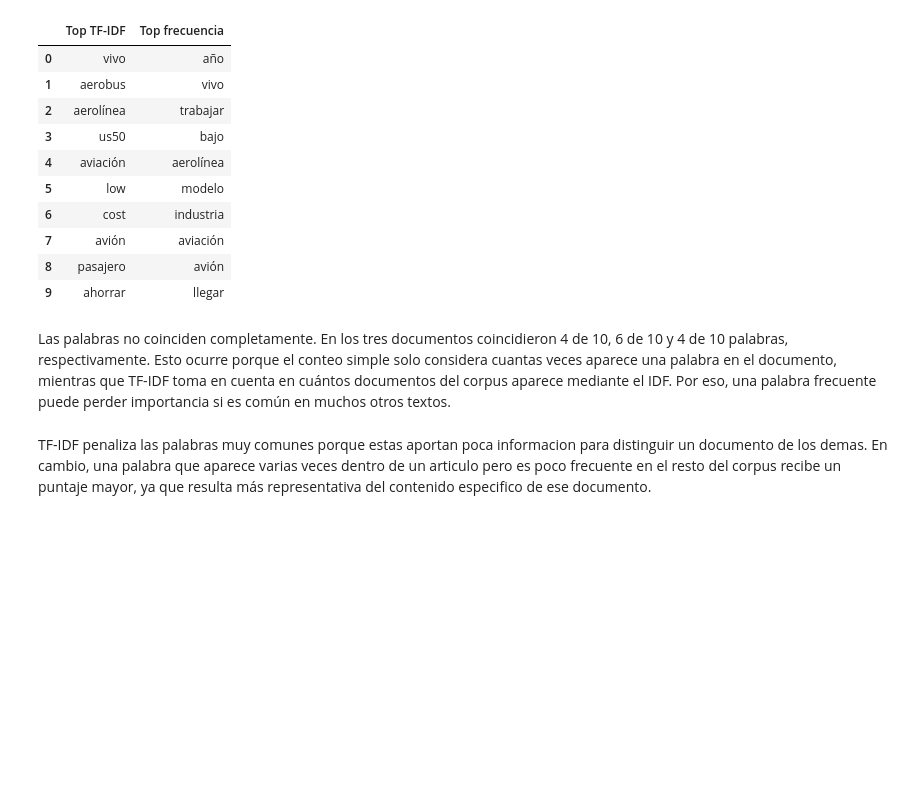
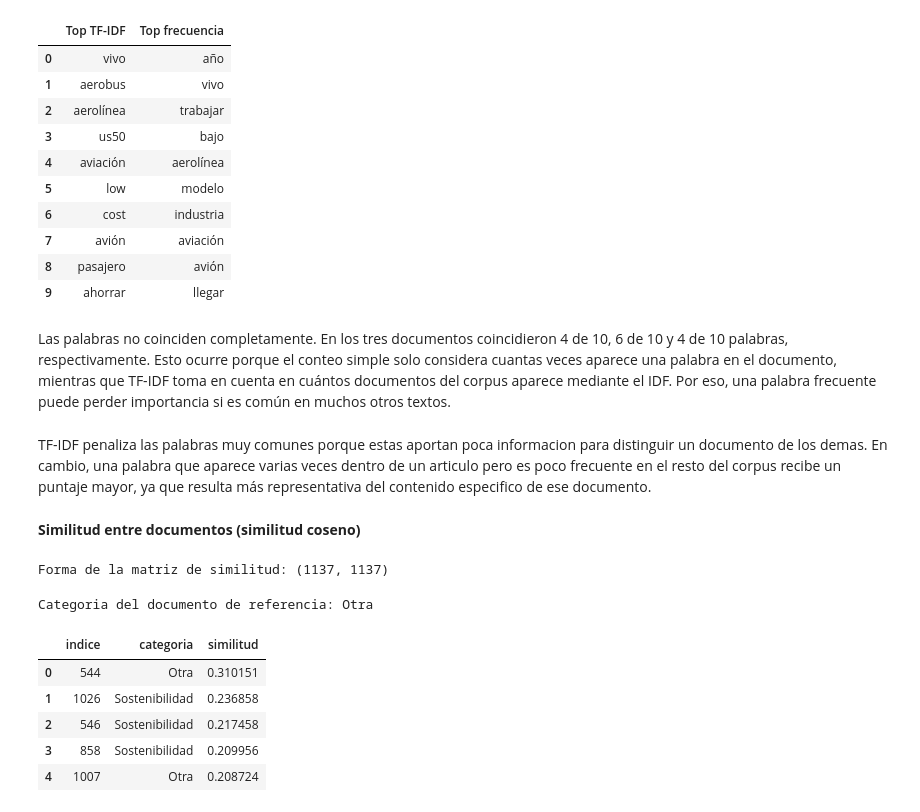
Before and after one commit to JuanDi37/Laboratorio-2, a Jupyter notebook: Laboratorio#2NLP.ipynb, the cells around one changed output. Drawn from its saved outputs; the diff is of its cells as text; code cells hidden in the pictures; blank space fills up the shorter version.

```diff
--- a/Laboratorio#2NLP.ipynb
+++ b/Laboratorio#2NLP.ipynb
@@ -917,3 +917,61 @@ Palabras coincidentes: ['aerolínea', 'aviación', 'avión', 'vivo']
 Las palabras no coinciden completamente. En los tres documentos coincidieron 4 de 10, 6 de 10 y 4 de 10 palabras, respectivamente. Esto ocurre porque el conteo simple solo considera cuantas veces aparece una palabra en el documento, mientras que TF-IDF toma en cuenta en cuántos documentos del corpus aparece mediante el IDF. Por eso, una palabra frecuente puede perder importancia si es común en muchos otros textos.
 # %% [markdown]
 TF-IDF penaliza las palabras muy comunes porque estas aportan poca informacion para distinguir un documento de los demas. En cambio, una palabra que aparece varias veces dentro de un articulo  pero es poco frecuente en el resto del corpus recibe un puntaje mayor, ya que resulta más representativa del contenido especifico de ese documento.
+# %% [markdown]
+**Similitud entre documentos (similitud coseno)**
+# %%
+#similitud coseno entre los documentos
+
+from sklearn.metrics.pairwise import cosine_similarity
+
+matriz_similitud = cosine_similarity(
+    matriz_tfidf
+)
+
+print("Forma de la matriz de similitud:", matriz_similitud.shape)
+# %% [output]
+Forma de la matriz de similitud: (1137, 1137)
+# %%
+#seleccionamos como referencia el primer documento utilizado en la seccion anterior
+
+indice_referencia = indices_documentos[0]
+
+similitudes_referencia = matriz_similitud[
+    indice_referencia
+]
+
+indices_similares = similitudes_referencia.argsort()[::-1]
+
+#quitamos el mismo documento porque su similitud consigo mismo es 1
+indices_similares = [
+    indice
+    for indice in indices_similares
+    if indice != indice_referencia
+][:5]
+
+documentos_similares = pd.DataFrame({
+    "indice": indices_similares,
+    "categoria": [
+        corpus.loc[indice, CATEGORY_COL]
+        for indice in indices_similares
+    ],
+    "similitud": [
+        similitudes_referencia[indice]
+        for indice in indices_similares
+    ]
+})
+
+print(
+    "Categoria del documento de referencia:",
+    corpus.loc[indice_referencia, CATEGORY_COL]
+)
+
+display(documentos_similares)
+# %% [output]
+Categoria del documento de referencia: Otra
+|  | indice | categoria | similitud |
+| 0 | 544 | Otra | 0.310151 |
+| 1 | 1026 | Sostenibilidad | 0.236858 |
+| 2 | 546 | Sostenibilidad | 0.217458 |
+| 3 | 858 | Sostenibilidad | 0.209956 |
+| 4 | 1007 | Otra | 0.208724 |
```
Also changed, not shown: parts of 4 cells of this notebook.
